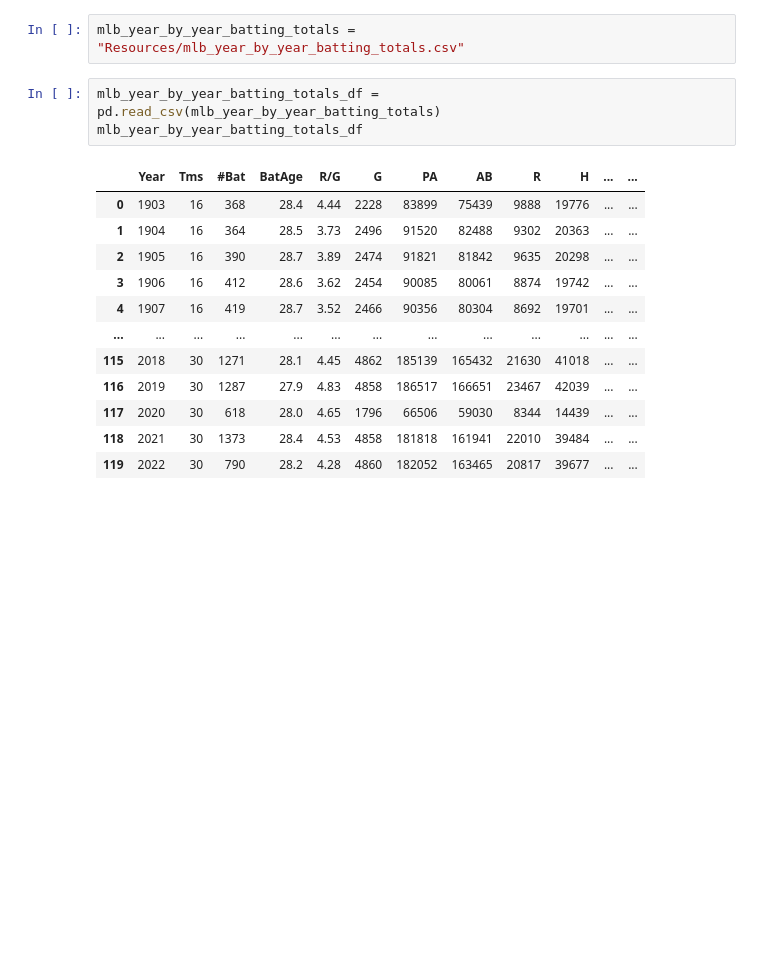
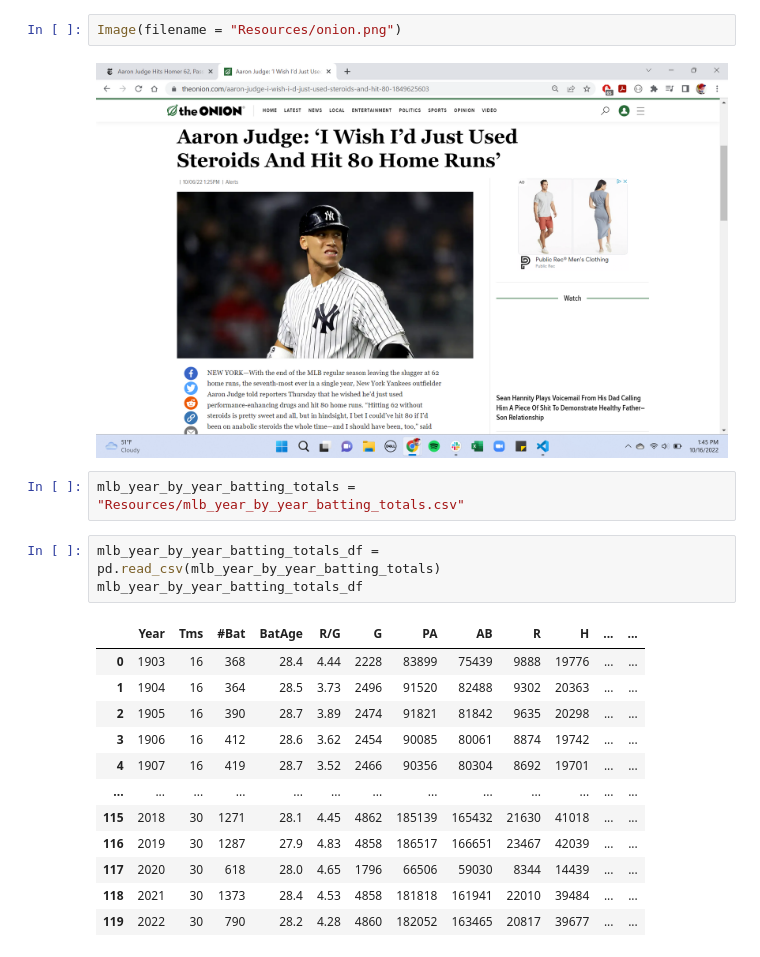
Before and after one commit to amcclure0/All_Rise_Project1, a Jupyter notebook: testing.ipynb, the cells around one changed output. Drawn from its saved outputs; the diff is of its cells as text; blank space fills up the shorter version.

```diff
--- a/testing.ipynb
+++ b/testing.ipynb
@@ -4,3 +45,7 @@ import matplotlib.pyplot as plt
+# %%
+Image(filename = "Resources/onion.png")
+# %% [output]
+[figure, added]
 # %%
 mlb_year_by_year_batting_totals = "Resources/mlb_year_by_year_batting_totals.csv"
 # %%
```
Also changed, not shown: parts of 6 cells of this notebook, 2 other files.
